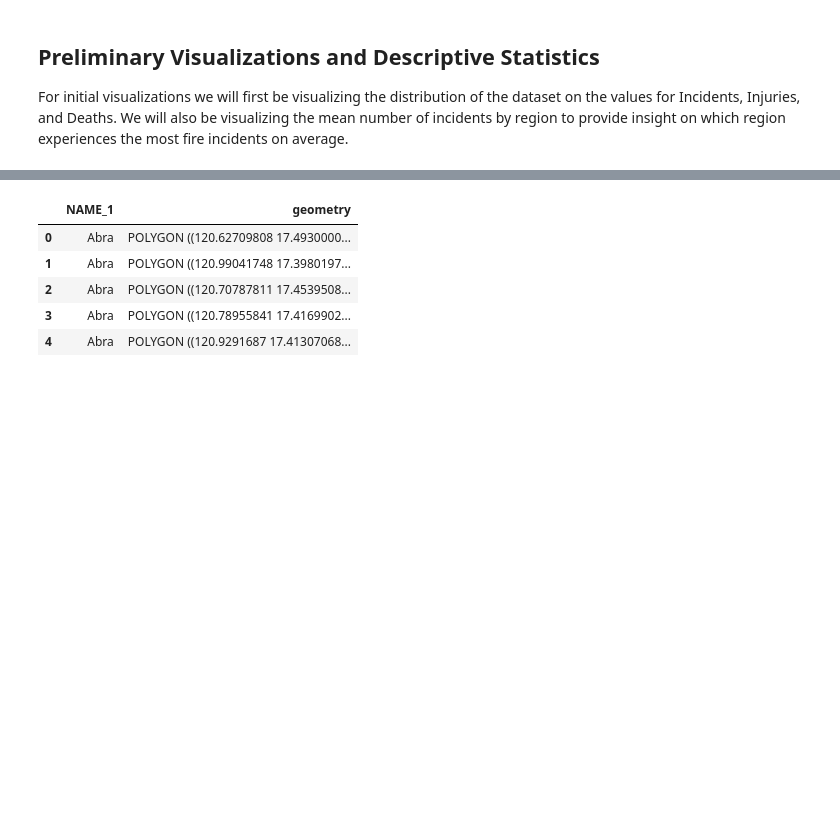
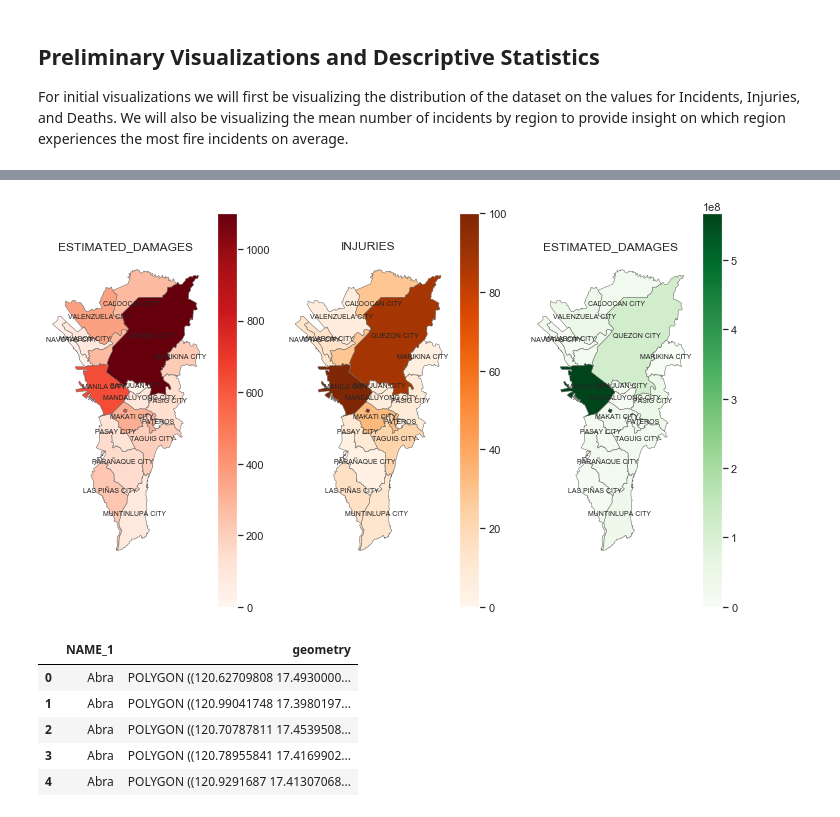
Before and after one commit to ianona/CSC933M-FinalProject, a Jupyter notebook: Fire Incidents.ipynb, the cells around one changed output, grey strips where cells are left out. Drawn from its saved outputs; the diff is of its cells as text; code cells hidden in the pictures; blank space fills up the shorter version.

```diff
--- a/Fire Incidents.ipynb
+++ b/Fire Incidents.ipynb
@@ -239,3 +289,58 @@ To provide more comprehensive insight on which areas are affected the most by fi
+# %%
+# Create an aggregated dataset by city Metro Manila
+df_mm = df.groupby('CITY_MUNICIPALITY').aggregate({'INCIDENTS':'mean',
+                                                        'INJURIES':'mean',
+                                                        'DEATHS':'mean',
+                                                        'ESTIMATED_DAMAGES':'mean'})
+df_mm.reset_index(level=0, inplace=True)
+df_mm = df_mm[df_mm['CITY_MUNICIPALITY'].isin(mm['name'].tolist())]
+
+# Since we fixed the city names, they can now be used as basis for merging
+merged_mm = mm.merge(df_mm,left_on='name',right_on='CITY_MUNICIPALITY')
+# %%
+# After merging, we can now plot the data
+# We explore number of incidents, injuries, and estimated damages due to fire throughout Metro Manila
+fig, (ax1, ax2, ax3) = pyplot.subplots(ncols=3, figsize=(10, 6), sharex=True, sharey=True)
+
+# Incidents
+variable1 = 'INCIDENTS'
+vmin1, vmax1 = 0, int(math.ceil((merged_mm[variable1].max()) / 100.0)) * 100
+merged_mm.plot(column=variable1, cmap='Reds', linewidth=0.5, ax=ax1, edgecolor='0.4')
+ax1.axis('off')
+ax1.set_title(variable)
+
+sm1 = plt.cm.ScalarMappable(cmap='Reds', norm=plt.Normalize(vmin=vmin1, vmax=vmax1))
+sm1._A = []
+cbar = fig.colorbar(sm1, ax=ax1)
+
+# Injuries
+variable2 = 'INJURIES'
+vmin2, vmax2 = 0, int(math.ceil((merged_mm[variable2].max()) / 100.0)) * 100
+merged_mm.plot(column=variable2, cmap='Oranges', linewidth=0.5, ax=ax2, edgecolor='0.4')
+ax2.axis('off')
+ax2.set_title(variable2)
+
+sm2 = plt.cm.ScalarMappable(cmap='Oranges', norm=plt.Normalize(vmin=vmin2, vmax=vmax2))
+sm2._A = []
+cbar = fig.colorbar(sm2, ax=ax2)
+
+# Estimated Damages
+variable3 = 'ESTIMATED_DAMAGES'
+vmin3, vmax3 = 0, int(math.ceil((merged_mm[variable3].max()) / 100.0)) * 100
+merged_mm.plot(column=variable3, cmap='Greens', linewidth=0.5, ax=ax3, edgecolor='0.4')
+ax3.axis('off')
+ax3.set_title(variable3)
+
+sm3 = plt.cm.ScalarMappable(cmap='Greens', norm=plt.Normalize(vmin=vmin3, vmax=vmax3))
+sm3._A = []
+cbar = fig.colorbar(sm3, ax=ax3)
+
+merged_mm.apply(lambda x: ax1.annotate(s=x['name'], xy=x.geometry.centroid.coords[0], ha='center', fontsize=7),axis=1)
+merged_mm.apply(lambda x: ax2.annotate(s=x['name'], xy=x.geometry.centroid.coords[0], ha='center', fontsize=7),axis=1)
+merged_mm.apply(lambda x: ax3.annotate(s=x['name'], xy=x.geometry.centroid.coords[0], ha='center', fontsize=7),axis=1)
+fig.tight_layout()
+# %% [output]
+[figure, added]
 # %%
 # Load shape file for the Philippine map
 ph = gpd.read_file(DSDATA / 'gadm36_PHL_shp/gadm36_PHL_2.shp')
```
Also changed, not shown: parts of 11 cells of this notebook.
